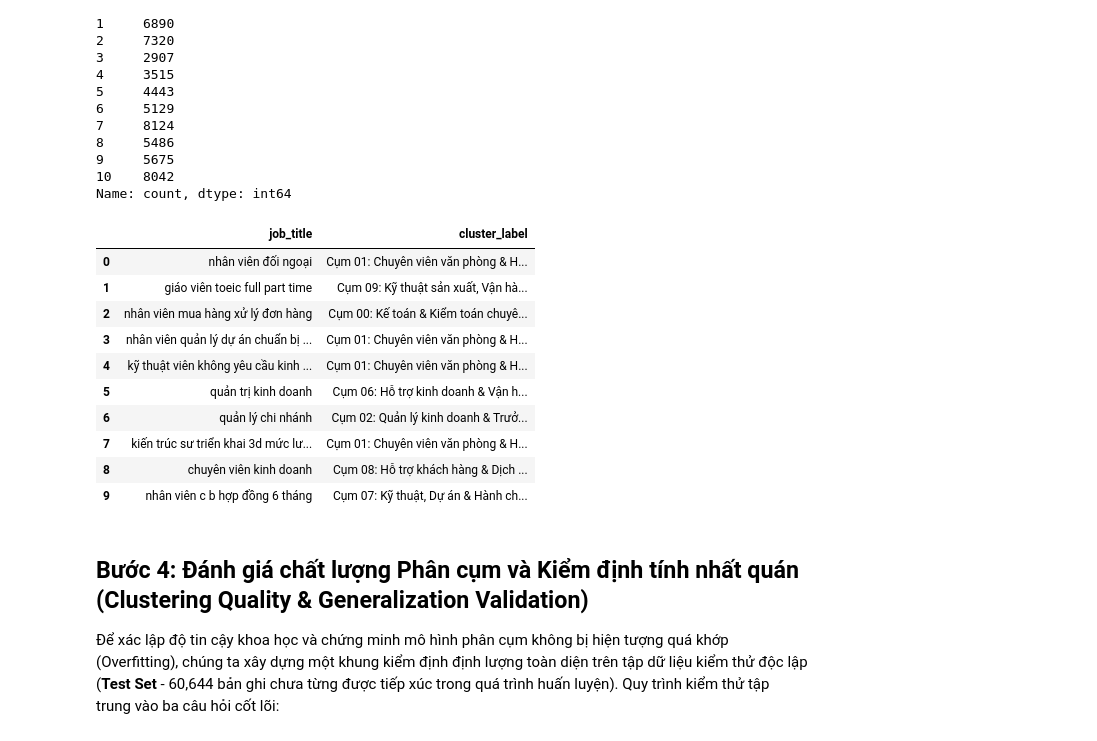
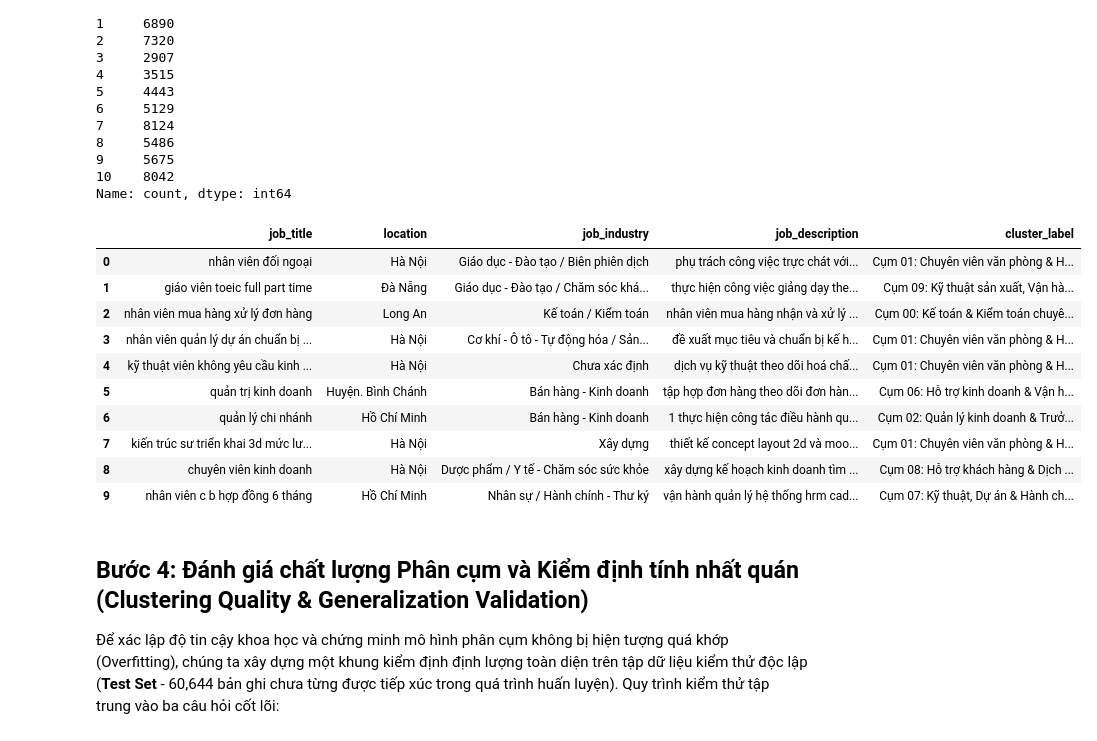
Before and after one commit to LuongVanVo/vietnam-job-market-clustering, a Jupyter notebook: notebooks/04_testing.ipynb, the cells around one changed output. Drawn from its saved outputs; the diff is of its cells as text; code cells hidden in the pictures.

Commit message:
feat: enhance test output by adding location, job industry, and job description columns

```diff
--- a/notebooks/04_testing.ipynb
+++ b/notebooks/04_testing.ipynb
@@ -134,19 +134,19 @@ Name: count, dtype: int64
 # %%
 pd.set_option('display.max_colwidth', None)
 
-df_test_clean[['job_title', 'cluster_label']].head(10)
+df_test_clean[['job_title', 'location','job_industry','job_description', 'cluster_label']].head(10)
 # %% [output]
-|  | job_title | cluster_label |
-| 0 | nhân viên đối ngoại | Cụm 01: Chuyên viên văn phòng & H... |
-| 1 | giáo viên toeic full part time | Cụm 09: Kỹ thuật sản xuất, Vận hà... |
-| 2 | nhân viên mua hàng xử lý đơn hàng | Cụm 00: Kế toán & Kiểm toán chuyê... |
-| 3 | nhân viên quản lý dự án chuẩn bị ... | Cụm 01: Chuyên viên văn phòng & H... |
-| 4 | kỹ thuật viên không yêu cầu kinh ... | Cụm 01: Chuyên viên văn phòng & H... |
-| 5 | quản trị kinh doanh | Cụm 06: Hỗ trợ kinh doanh & Vận h... |
-| 6 | quản lý chi nhánh | Cụm 02: Quản lý kinh doanh & Trưở... |
-| 7 | kiến trúc sư triển khai 3d mức lư... | Cụm 01: Chuyên viên văn phòng & H... |
-| 8 | chuyên viên kinh doanh | Cụm 08: Hỗ trợ khách hàng & Dịch ... |
-| 9 | nhân viên c b hợp đồng 6 tháng | Cụm 07: Kỹ thuật, Dự án & Hành ch... |
+|  | job_title | location | job_industry | job_description | cluster_label |
+| 0 | nhân viên đối ngoại | Hà Nội | Giáo dục - Đào tạo / Biên phiên dịch | phụ trách công việc trực chát với... | Cụm 01: Chuyên viên văn phòng & H... |
+| 1 | giáo viên toeic full part time | Đà Nẵng | Giáo dục - Đào tạo / Chăm sóc khá... | thực hiện công việc giảng dạy the... | Cụm 09: Kỹ thuật sản xuất, Vận hà... |
+| 2 | nhân viên mua hàng xử lý đơn hàng | Long An | Kế toán / Kiểm toán | nhân viên mua hàng nhận và xử lý ... | Cụm 00: Kế toán & Kiểm toán chuyê... |
+| 3 | nhân viên quản lý dự án chuẩn bị ... | Hà Nội | Cơ khí - Ô tô - Tự động hóa / Sản... | đề xuất mục tiêu và chuẩn bị kế h... | Cụm 01: Chuyên viên văn phòng & H... |
+| 4 | kỹ thuật viên không yêu cầu kinh ... | Hà Nội | Chưa xác định | dịch vụ kỹ thuật theo dõi hoá chấ... | Cụm 01: Chuyên viên văn phòng & H... |
+| 5 | quản trị kinh doanh | Huyện. Bình Chánh | Bán hàng - Kinh doanh | tập hợp đơn hàng theo dõi đơn hàn... | Cụm 06: Hỗ trợ kinh doanh & Vận h... |
+| 6 | quản lý chi nhánh | Hồ Chí Minh | Bán hàng - Kinh doanh | 1 thực hiện công tác điều hành qu... | Cụm 02: Quản lý kinh doanh & Trưở... |
+| 7 | kiến trúc sư triển khai 3d mức lư... | Hà Nội | Xây dựng | thiết kế concept layout 2d và moo... | Cụm 01: Chuyên viên văn phòng & H... |
+| 8 | chuyên viên kinh doanh | Hà Nội | Dược phẩm / Y tế - Chăm sóc sức khỏe | xây dựng kế hoạch kinh doanh tìm ... | Cụm 08: Hỗ trợ khách hàng & Dịch ... |
+| 9 | nhân viên c b hợp đồng 6 tháng | Hồ Chí Minh | Nhân sự / Hành chính - Thư ký | vận hành quản lý hệ thống hrm cad... | Cụm 07: Kỹ thuật, Dự án & Hành ch... |
 # %% [markdown]
 ## Bước 4: Đánh giá chất lượng Phân cụm và Kiểm định tính nhất quán (Clustering Quality & Generalization Validation)
 
```
